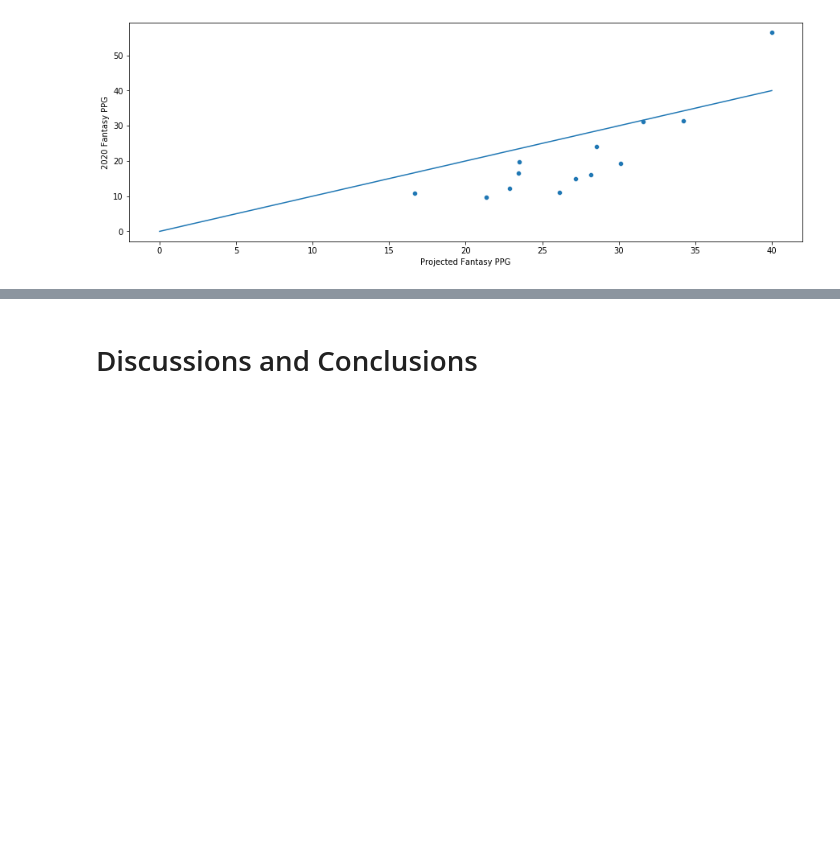
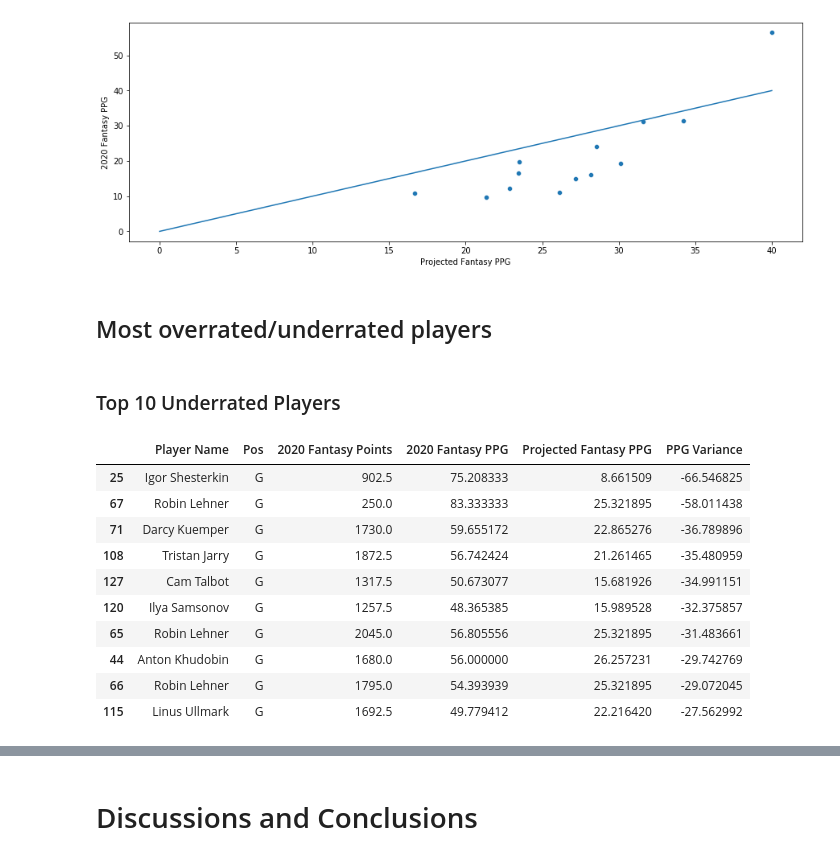
Before and after one commit to kj-kwan/fantasy-hockey-analysis, a Jupyter notebook: Fantasy Hockey Modeling.ipynb, the cells around one changed output, grey strips where cells are left out. Drawn from its saved outputs; the diff is of its cells as text; code cells hidden in the pictures; blank space fills up the shorter version.

Commit message:
added top overrated and underrated players

```diff
--- a/Fantasy Hockey Modeling.ipynb
+++ b/Fantasy Hockey Modeling.ipynb
@@ -1688,3 +1688,28 @@ sns.lineplot(x=np.linspace(0,40),y=np.linspace(0,40))
 # %% [output]
 <matplotlib.axes._subplots.AxesSubplot at 0x...>
 [figure]
+# %% [markdown]
+## Most overrated/underrated players
+# %%
+df_projected = keeper_yty_pg[['Player Name','Pos','Round','Rank','My Rank','Rank Diff','Fantasy Points','Fantasy PPG','Projected Fantasy PPG']]
+df_2020_skaters = df_2020_skaters[['Player','GP','2020 Fantasy Points','2020 Fantasy PPG']]
+df_2020_goalies = df_2020_goalies[['Player','GP','2020 Fantasy Points','2020 Fantasy PPG']]
+df_actual = pd.concat([df_2020_skaters,df_2020_goalies],axis=0)
+df_results = pd.merge(df_projected,df_actual, left_on='Player Name', right_on='Player')
+df_results['PPG Variance'] = df_results['Projected Fantasy PPG']-df_results['2020 Fantasy PPG']
+# %% [markdown]
+### Top 10 Underrated Players
+# %%
+df_results[['Player Name','Pos','2020 Fantasy Points','2020 Fantasy PPG','Projected Fantasy PPG','PPG Variance']].sort_values(by='PPG Variance',ascending=True).head(10)
+# %% [output]
+|  | Player Name | Pos | 2020 Fantasy Points | 2020 Fantasy PPG | Projected Fantasy PPG | PPG Variance |
+| 25 | Igor Shesterkin | G | 902.5 | 75.208333 | 8.661509 | -66.546825 |
+| 67 | Robin Lehner | G | 250.0 | 83.333333 | 25.321895 | -58.011438 |
+| 71 | Darcy Kuemper | G | 1730.0 | 59.655172 | 22.865276 | -36.789896 |
+| 108 | Tristan Jarry | G | 1872.5 | 56.742424 | 21.261465 | -35.480959 |
+| 127 | Cam Talbot | G | 1317.5 | 50.673077 | 15.681926 | -34.991151 |
+| 120 | Ilya Samsonov | G | 1257.5 | 48.365385 | 15.989528 | -32.375857 |
+| 65 | Robin Lehner | G | 2045.0 | 56.805556 | 25.321895 | -31.483661 |
+| 44 | Anton Khudobin | G | 1680.0 | 56.000000 | 26.257231 | -29.742769 |
+| 66 | Robin Lehner | G | 1795.0 | 54.393939 | 25.321895 | -29.072045 |
+| 115 | Linus Ullmark | G | 1692.5 | 49.779412 | 22.216420 | -27.562992 |
```
Also changed, not shown: parts of 6 cells of this notebook.
